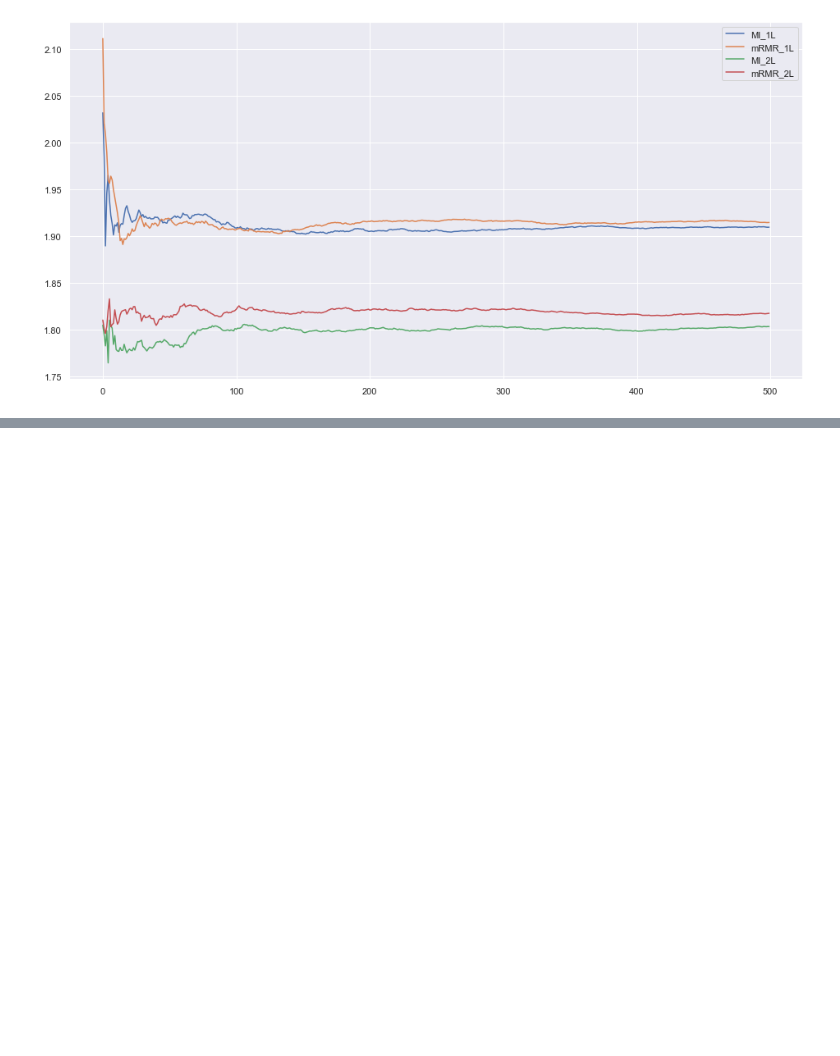
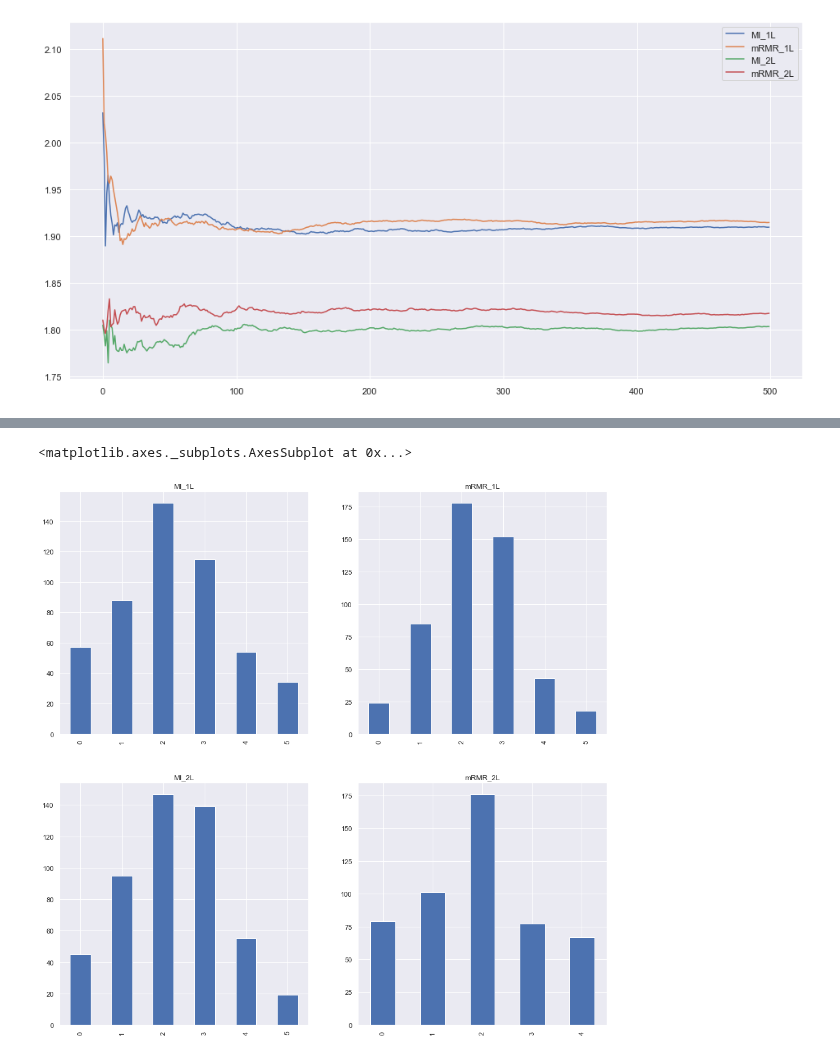
Before and after one commit to ivanajenjo/TFG, a Jupyter notebook: src/import_agile.ipynb, the cells around one changed output, grey strips where cells are left out. Cells and saved outputs as stored; diff of their text form; code cells hidden in the pictures; blank space fills up the shorter version.

```diff
--- a/src/import_agile.ipynb
+++ b/src/import_agile.ipynb
@@ -90,0 +93,13 @@ sns.boxplot(data=datafig2_1A)
+# %%
+fig, axs = plt.subplots(2, 2, figsize=(16,16))
+datos_countplot1 = pd.Series(data=[57, 88, 152, 115, 54, 34])
+datos_countplot1.plot.bar(title='MI_1L', ax=axs[0,0])
+datos_countplot2 = pd.Series(data=[45, 95, 147, 139, 55, 19])
+datos_countplot2.plot.bar(title='MI_2L', ax=axs[1,0])
+datos_countplot3 = pd.Series(data=[24,85,178,152,43,18])
+datos_countplot3.plot.bar(title='mRMR_1L', ax=axs[0,1])
+datos_countplot4 = pd.Series(data=[79, 101, 176, 77, 67])
+datos_countplot4.plot.bar(title='mRMR_2L', ax=axs[1,1])
+# %% [output]
+<matplotlib.axes._subplots.AxesSubplot at 0x...>
+[figure, added]
```
Also changed, not shown: parts of 2 cells of this notebook.
